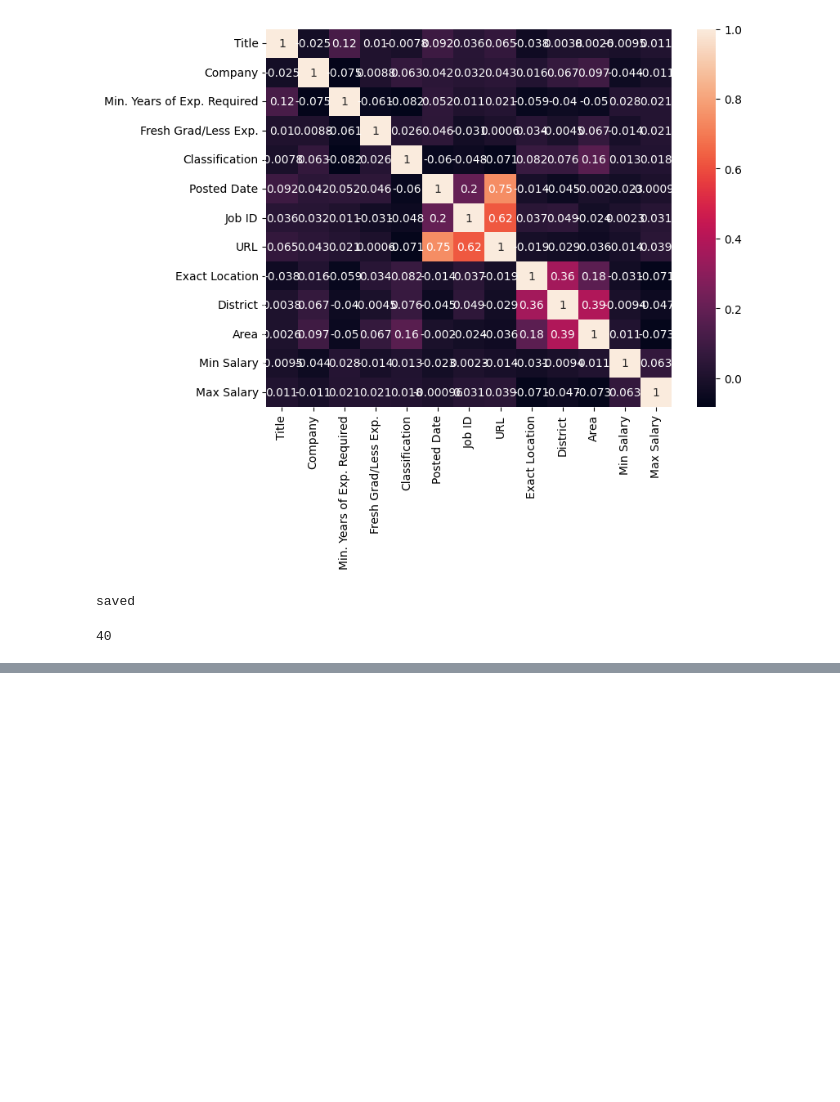
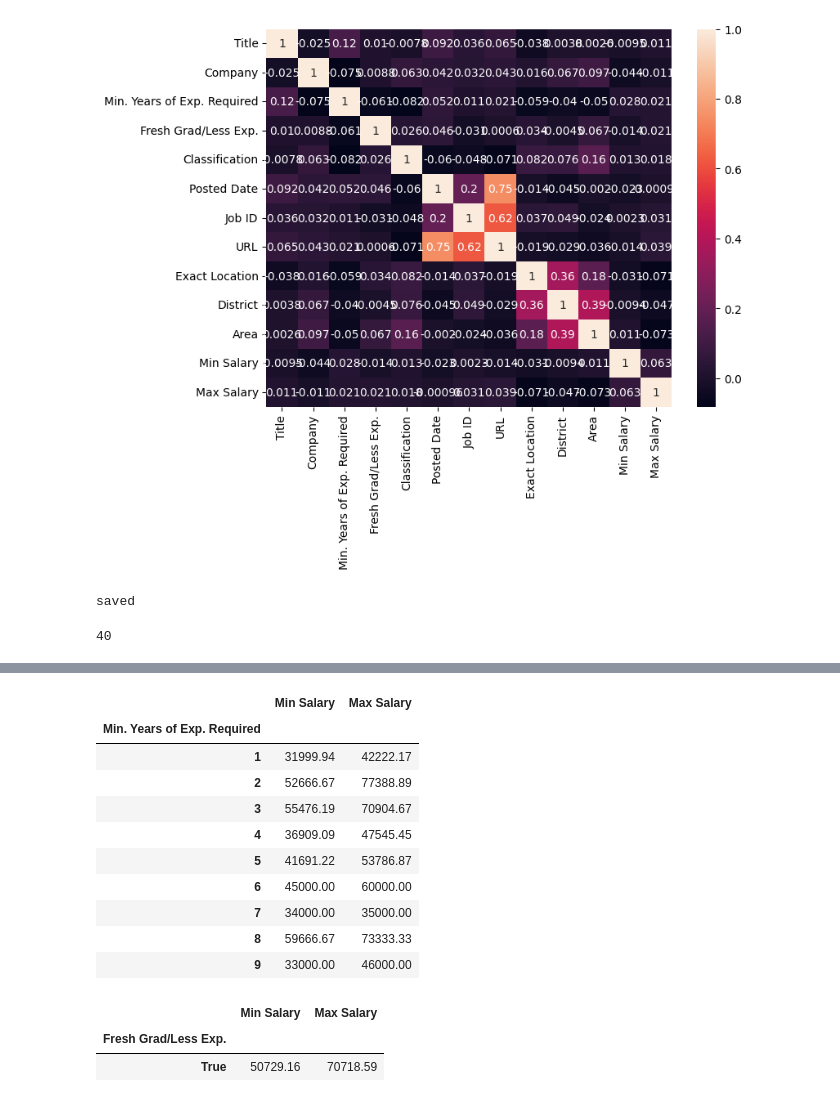
Before and after one commit to heiinhei911/job-insights, a Jupyter notebook: analysis.ipynb, the cells around one changed output, grey strips where cells are left out. Cells and saved outputs as stored; diff of their text form; code cells hidden in the pictures; blank space fills up the shorter version.

```diff
--- a/analysis.ipynb
+++ b/analysis.ipynb
@@ -415,0 +468,22 @@ df_clean["Min Salary"][df_clean["Min Salary"]>0].min()
+# %%
+temp = df_clean[["Min. Years of Exp. Required", "Min Salary", "Max Salary"]].dropna()[(df_clean["Min Salary"]>0)&(df_clean["Max Salary"]>0)&(df_clean["Fresh Grad/Less Exp."]==False)]
+temp.groupby("Min. Years of Exp. Required").mean()
+# %% [output]
+|  | Min Salary | Max Salary |
+| Min. Years of Exp. Required |  |  |
+| 1 | 31999.94 | 42222.17 |
+| 2 | 52666.67 | 77388.89 |
+| 3 | 55476.19 | 70904.67 |
+| 4 | 36909.09 | 47545.45 |
+| 5 | 41691.22 | 53786.87 |
+| 6 | 45000.00 | 60000.00 |
+| 7 | 34000.00 | 35000.00 |
+| 8 | 59666.67 | 73333.33 |
+| 9 | 33000.00 | 46000.00 |
+# %%
+temp = df_clean[["Fresh Grad/Less Exp.", "Min Salary", "Max Salary"]].dropna()[(df_clean["Min Salary"]>0)&(df_clean["Max Salary"]>0)&(df_clean["Fresh Grad/Less Exp."])&~(df_clean["Title"].str.contains("Senior"))]
+temp.groupby("Fresh Grad/Less Exp.").mean()
+# %% [output]
+|  | Min Salary | Max Salary |
+| Fresh Grad/Less Exp. |  |  |
+| True | 50729.16 | 70718.59 |
```
Also changed, not shown: parts of 17 cells of this notebook, 3 other files.
